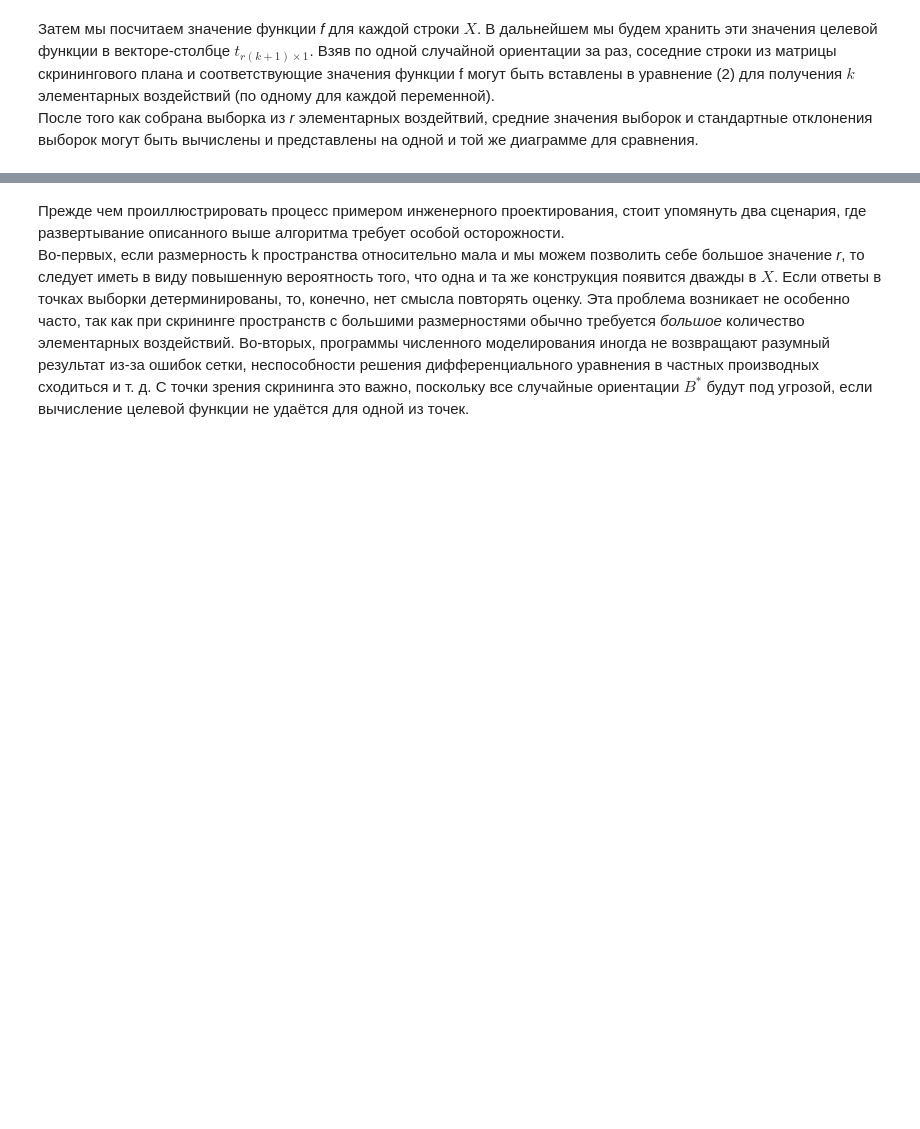
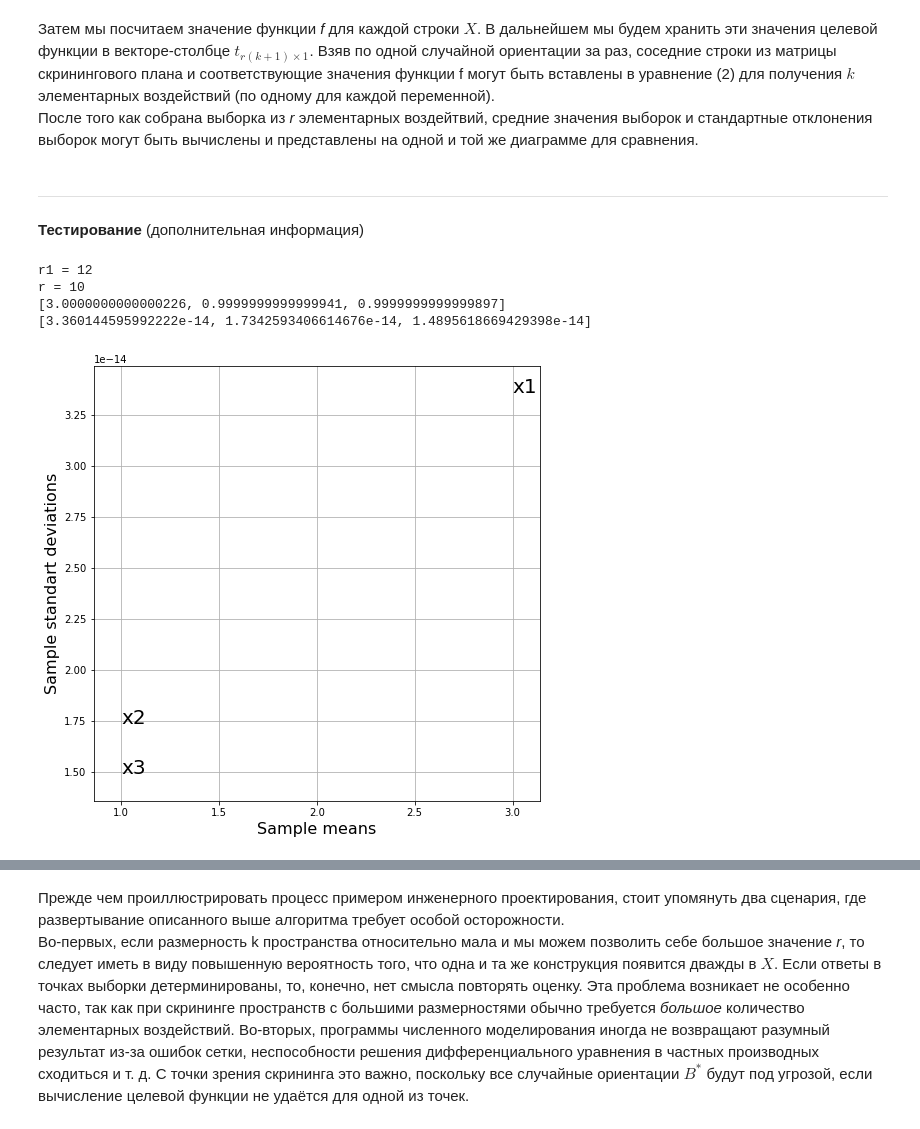
Before and after one commit to ruslan-shtin/science_work, a Jupyter notebook: Konspect/Chapter_1 - Intro.ipynb, the cells around one changed output, grey strips where cells are left out. Saved outputs shown, nothing was run; the diff lists cells and outputs as text; code cells hidden in the pictures; blank space fills up the shorter version.

```diff
--- a/Konspect/Chapter_1 - Intro.ipynb
+++ b/Konspect/Chapter_1 - Intro.ipynb
@@ -147,7 +133,7 @@ def randorient(k,p, xi):
 Чтобы получить $r$ элементарных воздействий для каждой переменной  план скрининга строится из $r$ случайных ориентаций:
 $$ X = \left[\begin{array}{crl} B^*_1\\ B^*_2\\ ... \\ B^*_r \end{array}\right]. $$
 # %%
-def screeningplan(k, p , xi, r):
+def screeningplan(k, p, xi, r):
     """
     Генерирует Моррисовский скрининговый план с заданным
     числом элементарных воздействий для каждой переменной
@@ -155,16 +141,16 @@ def screeningplan(k, p , xi, r):
     Вход:
         k - число проектных перемненных
         p - число дискретных уровней в каждой размерности области проектирования
-        xi - коэффициент элементарного воздействия(???)
-        r - число случайных ориентаций (=число элементарных
+        xi - коэффициент элементарного воздействия
+        r - число случайных ориентаций (= число элементарных
             воздействий на кажду переменную)
     Выход:
         X - скрининговый план внутри к-мерного куба [0,1]^k
     """
-
     X = randorient(k,p,xi)
     for i in np.arange(1, r):
         X = np.append(X, randorient(k,p,xi), axis=0)
+#         X.append(randorient(k,p,xi))
 
     return X
 # %% [markdown]
@@ -216,0 +212,27 @@ def screeningplot(X, Objhandle, Range, xi, p, Labels):
+# %% [markdown]
+---
+__Тестирование__ (дополнительная информация)
+# %%
+def F_obj_test_1(X):
+    '''F = 3*x1 + x2 + ...'''
+    return 2*X[0] + sum(X)
+
+def F_obj_test_2(X):
+    '''F = 3*x1 + x2*x3*...'''
+    return 3*X[0] + np.prod(X[1:])
+# %%
+# np.random.seed(42)
+k, p, xi, r = 3, 5, 1e-2, 10
+X = screeningplan(k, p, xi, r)
+mins = np.zeros((1,k))
+maxs = np.ones((1,k))
+Range = np.vstack((mins, maxs))
+Labels = [f'x{i}' for i in range(1,k+1)]
+
+screeningplot(X, F_obj_test_1, Range, xi, p, Labels)
+# %% [output]
+r1 = 12
+r = 10
+[3.0000000000000226, 0.9999999999999941, 0.9999999999999897]
+[3.360144595992222e-14, 1.7342593406614676e-14, 1.4895618669429398e-14]
+[figure, added]
```
Also changed, not shown: parts of 14 cells of this notebook, 1 other file.
